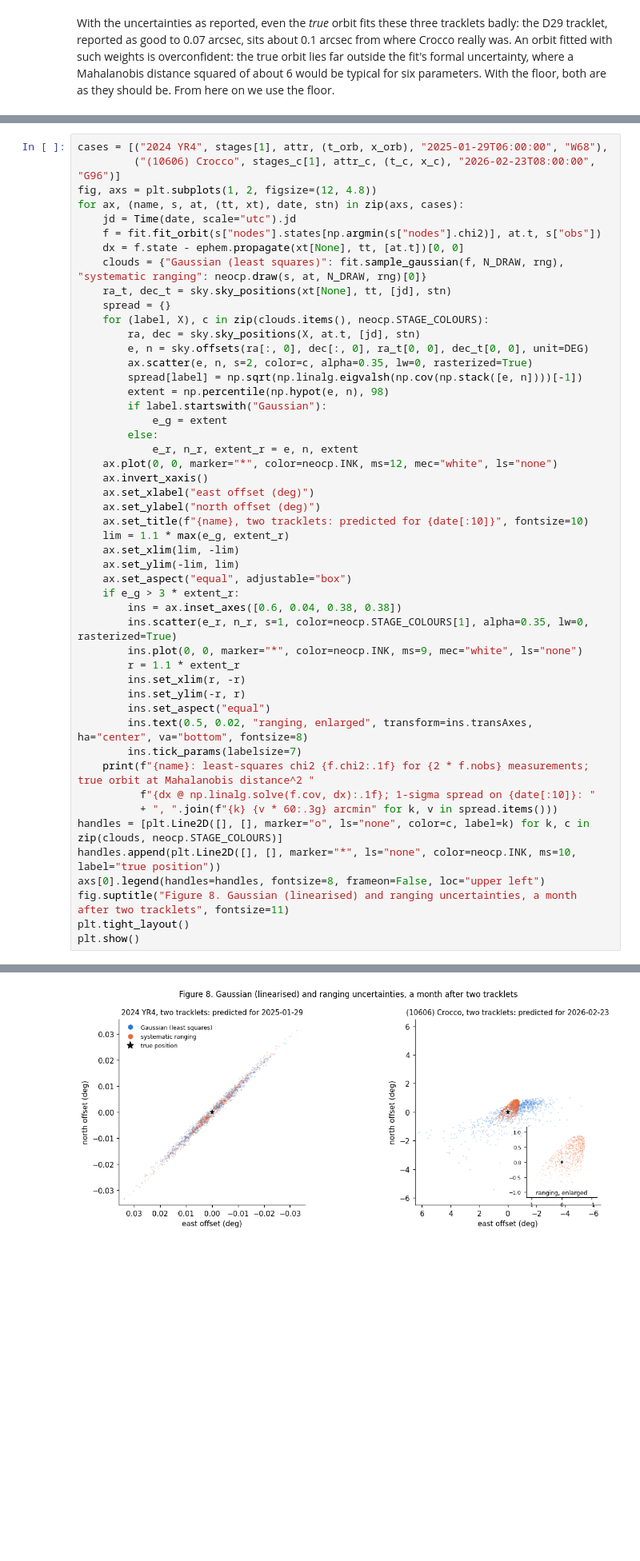
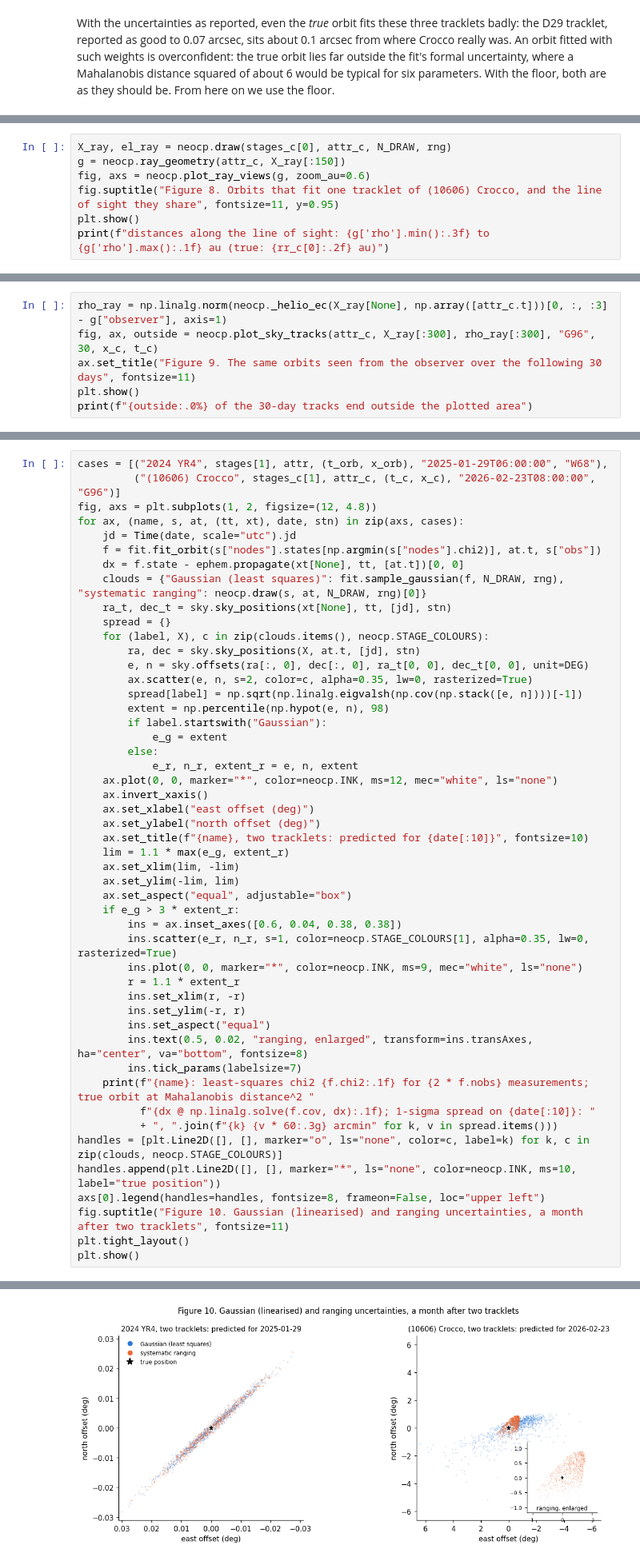
Before and after one commit to matthewjohnpayne/science-notebooks, a Jupyter notebook: notebooks/neocp_uncertainty/neocp_uncertainty.ipynb, the cells around one changed output, grey strips where cells are left out. Shown at 80% size. Saved outputs shown, nothing was run; the diff lists cells and outputs as text; blank space fills up the shorter version.

```diff
--- a/notebooks/neocp_uncertainty/neocp_uncertainty.ipynb
+++ b/notebooks/neocp_uncertainty/neocp_uncertainty.ipynb
@@ -385,0 +388,7 @@ plt.show()
+# %%
+X_ray, el_ray = neocp.draw(stages_c[0], attr_c, N_DRAW, rng)
+g = neocp.ray_geometry(attr_c, X_ray[:150])
+fig, axs = neocp.plot_ray_views(g, zoom_au=0.6)
+fig.suptitle("Figure 8. Orbits that fit one tracklet of (10606) Crocco, and the line of sight they share", fontsize=11, y=0.95)
+plt.show()
+print(f"distances along the line of sight: {g['rho'].min():.3f} to {g['rho'].max():.1f} au (true: {rr_c[0]:.2f} au)")
@@ -385,0 +402,6 @@ plt.show()
+# %%
+rho_ray = np.linalg.norm(neocp._helio_ec(X_ray[None], np.array([attr_c.t]))[0, :, :3] - g["observer"], axis=1)
+fig, ax, outside = neocp.plot_sky_tracks(attr_c, X_ray[:300], rho_ray[:300], "G96", 30, x_c, t_c)
+ax.set_title("Figure 9. The same orbits seen from the observer over the following 30 days", fontsize=11)
+plt.show()
+print(f"{outside:.0%} of the 30-day tracks end outside the plotted area")
@@ -460,7 +485,7 @@ for ax, (name, s, at, (tt, xt), date, stn) in zip(axs, cases):
 handles = [plt.Line2D([], [], marker="o", ls="none", color=c, label=k) for k, c in zip(clouds, neocp.STAGE_COLOURS)]
 handles.append(plt.Line2D([], [], marker="*", ls="none", color=neocp.INK, ms=10, label="true position"))
 axs[0].legend(handles=handles, fontsize=8, frameon=False, loc="upper left")
-fig.suptitle("Figure 8. Gaussian (linearised) and ranging uncertainties, a month after two tracklets", fontsize=11)
+fig.suptitle("Figure 10. Gaussian (linearised) and ranging uncertainties, a month after two tracklets", fontsize=11)
 plt.tight_layout()
 plt.show()
 # %% [output]
@@ -469,4 +494,4 @@ plt.show()
-[figure, old version]
+[figure, new version]
 # %% [markdown]
 For YR4 the two agree: its orbit was well determined after two nights, and over a month its predictions depend almost linearly on the orbit. For Crocco after two tracklets they do not: the least-squares fit picks one orbit near the bottom of a long, curved valley in orbit space and describes the valley by a straight line through that point, while the ranging follows the valley's actual shape. A Gaussian uncertainty is reliable once the observations pin the orbit down well enough that the uncertainty region is small compared with the scale on which the orbit's predictions curve; for short arcs, and for predictions far ahead, it is not, and sampling methods such as ranging are needed. (For YR4 the question that mattered, whether it would hit the Earth in 2032, was decided by months of further observations; that story is the subject of the next notebook in this series.)
 
```
Also changed, not shown: parts of 16 cells of this notebook, 2 other files.
